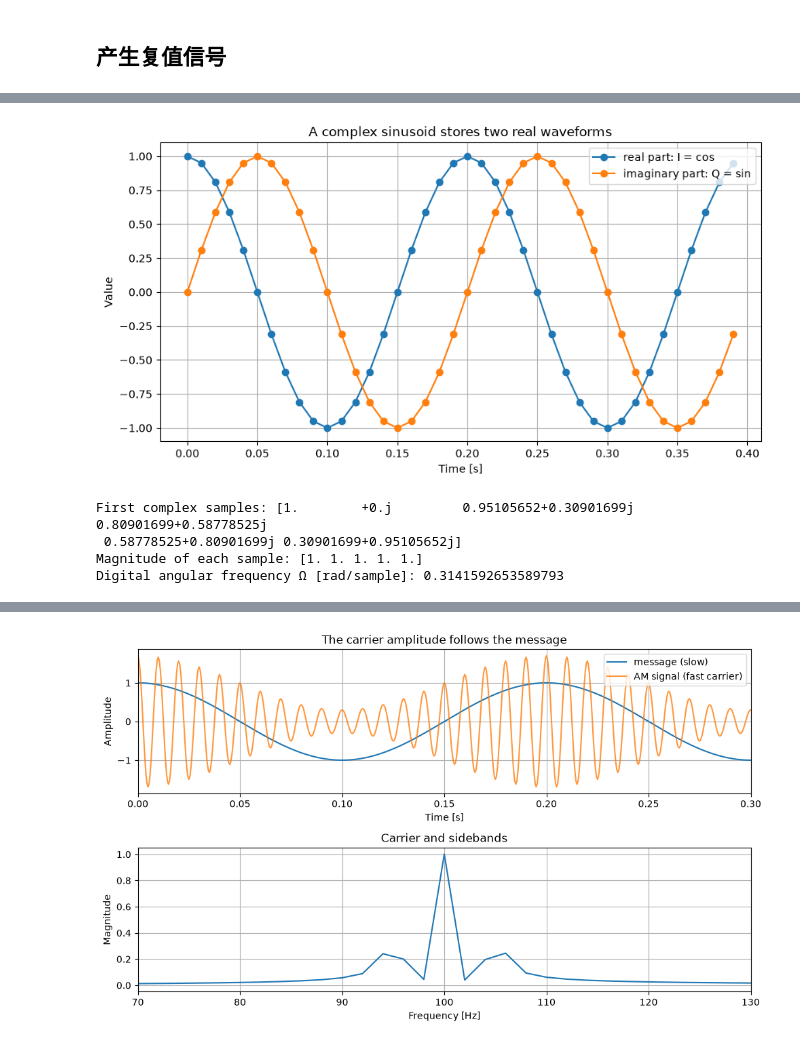
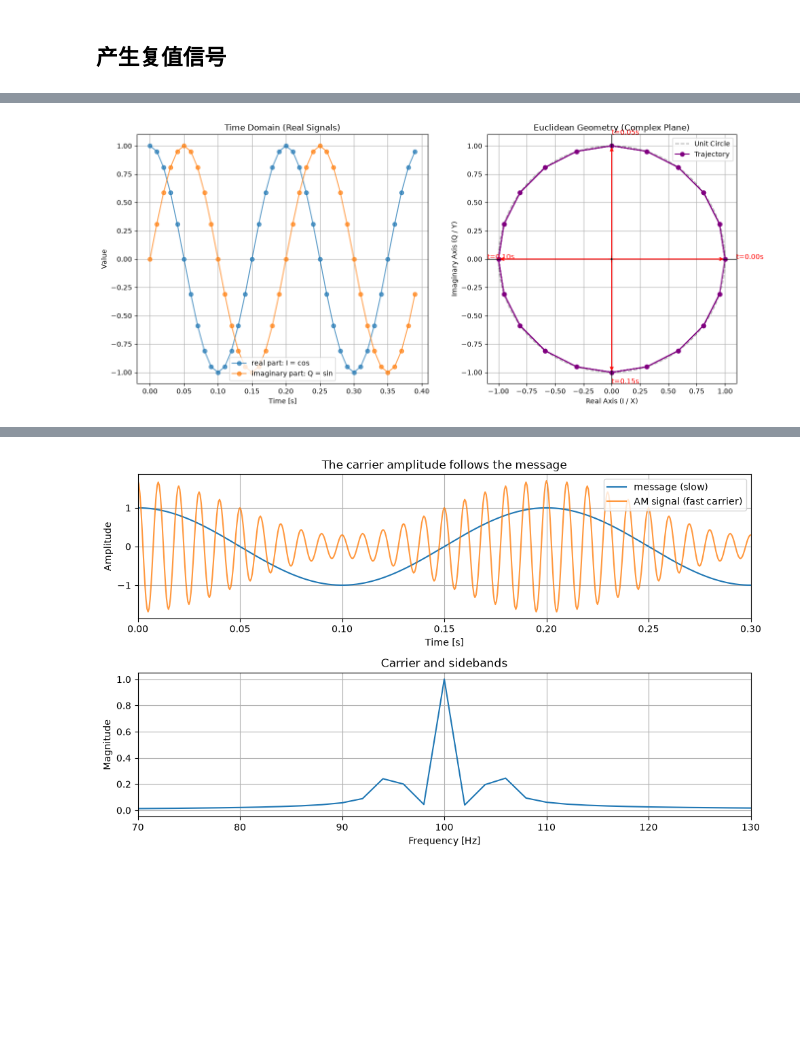
Before and after one commit to invain1218/CVNote, a Jupyter notebook: DSP/basic.ipynb, the cells around one changed output, grey strips where cells are left out. Drawn from its saved outputs; the diff is of its cells as text; code cells hidden in the pictures; blank space fills up the shorter version.

```diff
--- a/DSP/basic.ipynb
+++ b/DSP/basic.ipynb
@@ -342,28 +334,55 @@ plt.show()
 # %%
-# 用复指数同时表示一对正交的正弦波
+import numpy as np
+import matplotlib.pyplot as plt
+
+# 基础参数
 fs_c = 100
 f_c = 5
 duration_c = 0.4
 t_c = np.arange(int(fs_c * duration_c)) / fs_c
-z_c = np.exp(1j * 2 * np.pi * f_c * t_c)
+z_c = np.exp(1j * 2 * np.pi * f_c * t_c) # numpy 的复数类型，实部是 cos，虚部是 sin
+# j 2 \pi f t
+# 注意一定要写1j（表示虚数单位，代表正交的复数），而不是 j 或者 i，否则会报错。
 
-plt.figure(figsize=(10, 5))
-plt.plot(t_c, z_c.real, "o-", label="real part: I = cos")
-plt.plot(t_c, z_c.imag, "o-", label="imaginary part: Q = sin")
-plt.xlabel("Time [s]")
-plt.ylabel("Value")
-plt.title("A complex sinusoid stores two real waveforms")
-plt.grid(True)
-plt.legend()
+# 创建画布
+fig = plt.figure(figsize=(14, 6))
+
+# 图 1：原来的时间序列图（时间 vs 幅度）
+ax1 = fig.add_subplot(1, 2, 1)
+ax1.plot(t_c, z_c.real, "o-", label="real part: I = cos", alpha=0.7)
+ax1.plot(t_c, z_c.imag, "o-", label="imaginary part: Q = sin", alpha=0.7)
+ax1.set_xlabel("Time [s]")
+ax1.set_ylabel("Value")
+ax1.set_title("Time Domain (Real Signals)")
+ax1.grid(True)
+ax1.legend()
+
+# 图 2：欧几里得几何坐标（复平面）
+ax2 = fig.add_subplot(1, 2, 2)
+# 1. 绘制单位圆（因为幅度恒为1，轨迹在一个半径为1的圆上）
+theta = np.linspace(0, 2*np.pi, 100)
+ax2.plot(np.cos(theta), np.sin(theta), "k--", alpha=0.3, label="Unit Circle")
+# 2. 绘制复数信号的几何轨迹（X是实部，Y是虚部）
+ax2.plot(z_c.real, z_c.imag, "o-", color="purple", label="Trajectory")
+ax2.scatter(0, 0, color="black", marker="+", s=100) # 原点
+# 3. 画几个代表性的向量（从原点到该时刻的复数点）
+for i in [0, 5, 10, 15]:
+    if i < len(z_c):
+        ax2.annotate("", xy=(z_c.real[i], z_c.imag[i]), xytext=(0, 0),
+                     arrowprops=dict(arrowstyle="->", color="red", lw=1.5))
+        ax2.text(z_c.real[i]*1.1, z_c.imag[i]*1.1, f"t={t_c[i]:.2f}s", color="red")
+# 4. 设置欧氏几何的坐标轴
+ax2.axhline(0, color="black", lw=1)
+ax2.axvline(0, color="black", lw=1)
+ax2.set_xlabel("Real Axis (I / X)")
+ax2.set_ylabel("Imaginary Axis (Q / Y)")
+ax2.set_title("Euclidean Geometry (Complex Plane)")
+ax2.set_aspect("equal") # 保证X和Y轴比例一致，圆才不会变成椭圆
+ax2.grid(True)
+ax2.legend()
+
+plt.tight_layout()
 plt.show()
-
-print("First complex samples:", z_c[:5])
-print("Magnitude of each sample:", np.abs(z_c[:5]))
-print("Digital angular frequency Ω [rad/sample]:", 2 * np.pi * f_c / fs_c)
 # %% [output]
-[figure, old version]
+[figure, new version]
-First complex samples: [1.        +0.j         0.95105652+0.30901699j 0.80901699+0.58778525j
- 0.58778525+0.80901699j 0.30901699+0.95105652j]
-Magnitude of each sample: [1. 1. 1. 1. 1.]
-Digital angular frequency Ω [rad/sample]: 0.3141592653589793
 # %% [markdown]
```
Also changed, not shown: parts of 11 cells of this notebook, 6 other files.
